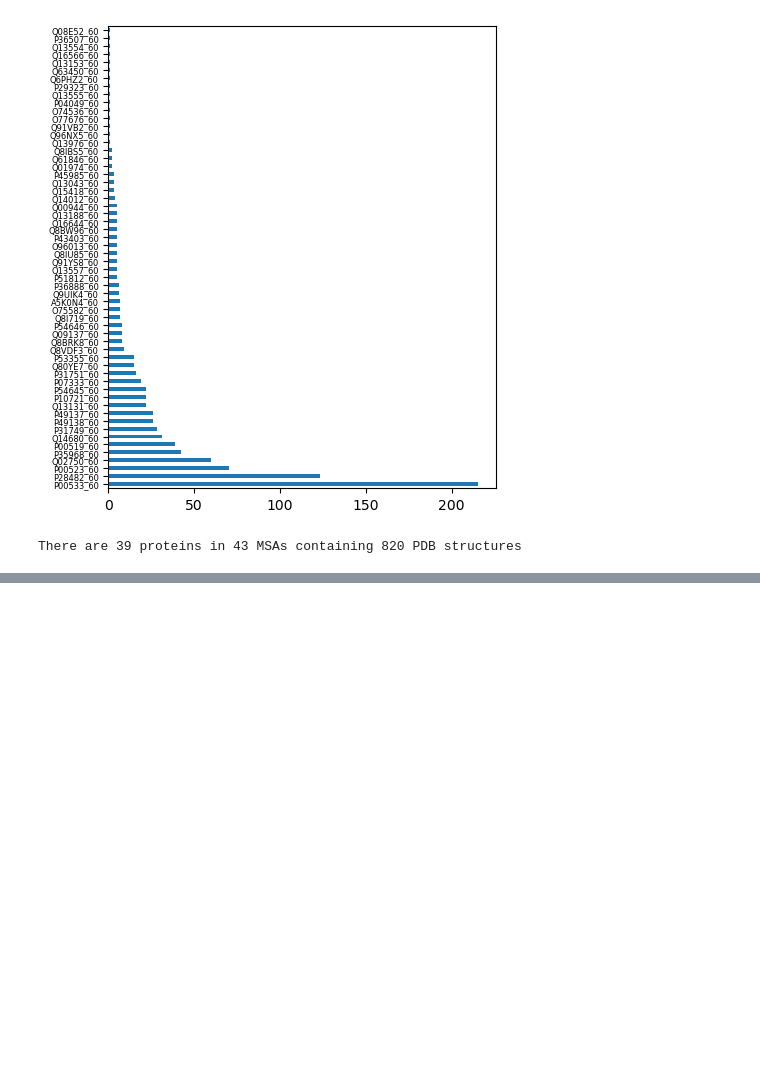
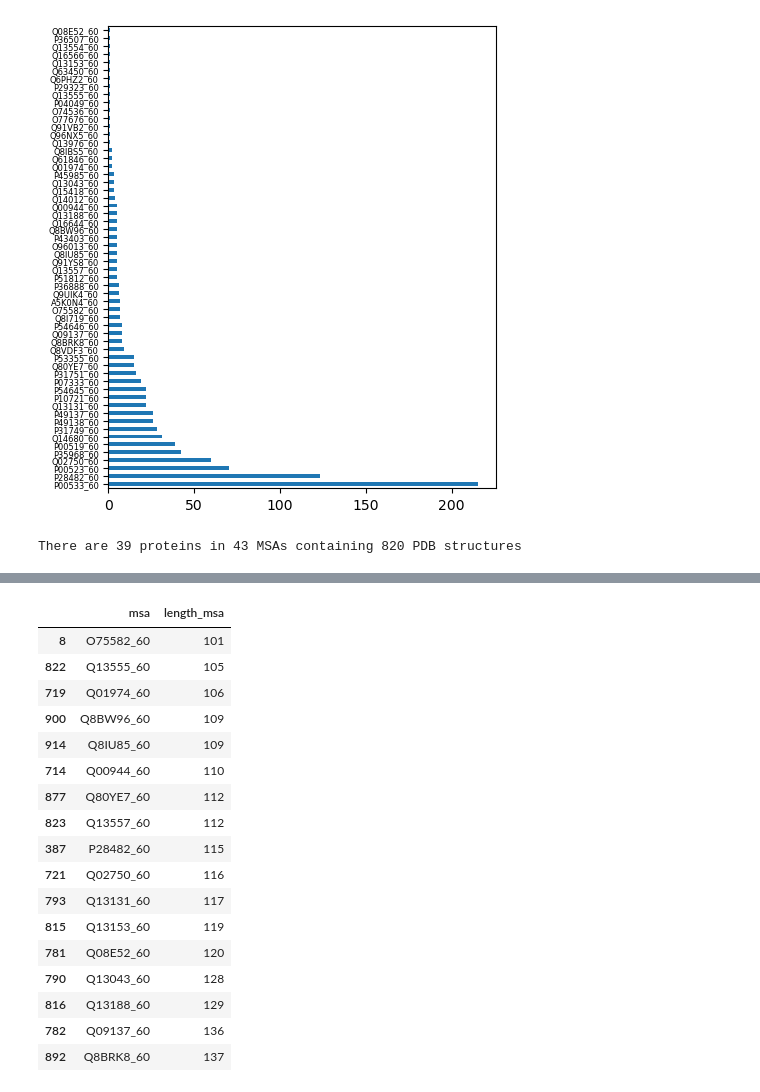
Before and after one commit to alvaro-2/cis-reg, a Jupyter notebook: scripts/map_pdb_orthologs.ipynb, the cells around one changed output, grey strips where cells are left out. Cells and saved outputs as stored; diff of their text form; code cells hidden in the pictures; blank space fills up the shorter version.

```diff
--- a/scripts/map_pdb_orthologs.ipynb
+++ b/scripts/map_pdb_orthologs.ipynb
@@ -355,0 +379,21 @@ msa_regions_pdbs_filtered[msa_regions_pdbs_filtered.pdb.isin(['1z9x', '1wmk', '6
+# %%
+msa_100[msa_100.length_msa > 100]
+# %% [output]
+|  | msa | length_msa |
+| 8 | O75582_60 | 101 |
+| 822 | Q13555_60 | 105 |
+| 719 | Q01974_60 | 106 |
+| 900 | Q8BW96_60 | 109 |
+| 914 | Q8IU85_60 | 109 |
+| 714 | Q00944_60 | 110 |
+| 877 | Q80YE7_60 | 112 |
+| 823 | Q13557_60 | 112 |
+| 387 | P28482_60 | 115 |
+| 721 | Q02750_60 | 116 |
+| 793 | Q13131_60 | 117 |
+| 815 | Q13153_60 | 119 |
+| 781 | Q08E52_60 | 120 |
+| 790 | Q13043_60 | 128 |
+| 816 | Q13188_60 | 129 |
+| 782 | Q09137_60 | 136 |
+| 892 | Q8BRK8_60 | 137 |
```
Also changed, not shown: parts of 19 cells of this notebook, 2 other files.
